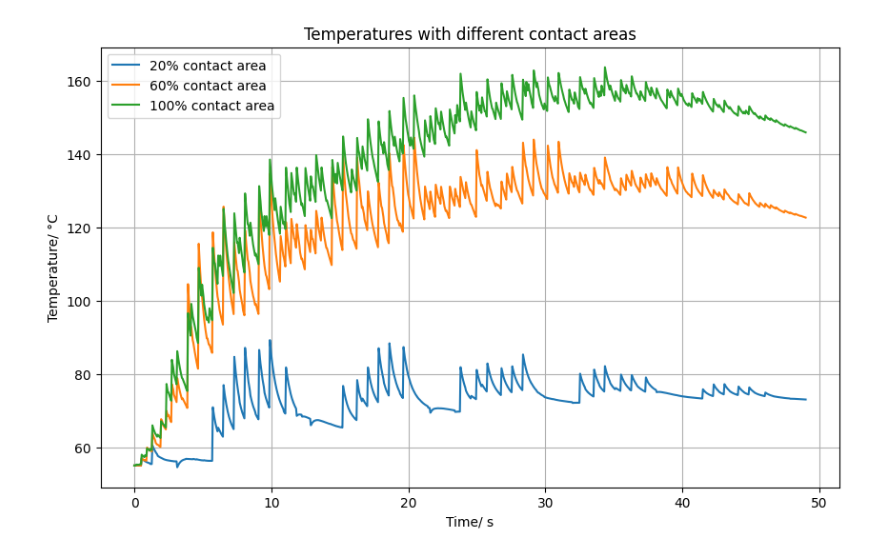
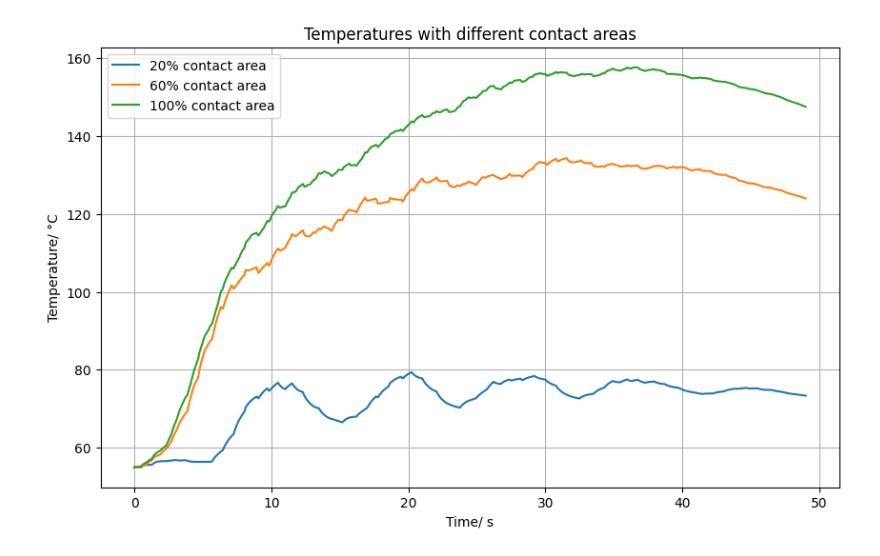
Before and after one commit to yanjun96/thermal_mechanics_fenicsx, a Jupyter notebook: Projecct/Data/contact_area/contact area compare.ipynb, the cells around one changed output. Saved outputs shown, nothing was run; the diff lists cells and outputs as text; code cells hidden in the pictures.

Commit message:
time step

```diff
--- a/Projecct/Data/contact_area/contact area compare.ipynb
+++ b/Projecct/Data/contact_area/contact area compare.ipynb
@@ -4,6 +4,7 @@ import shutil
 import pandas as pd
 import re
 import matplotlib.pyplot as plt
+import numpy as np
 
 # Source and destination directories
 source_dir = '/home/yanjun/Documents/FEM_results/contact_area'
@@ -31,32 +32,36 @@ def extract_contact_area(file_name):
 
 
 csv_files.sort(key=lambda x: extract_contact_area(os.path.basename(x)))
 
 
 plt.figure(figsize=(10, 6))
 for csv_file in csv_files:
     # Extract label from file name
     label = os.path.basename(csv_file).split("c-")[1].split("-")[0]  # Extract the part after "c-"
     if label == '1':
         label = '100% contact area'
     else:
         label = f"{int(float(label) * 100)}% contact area"  # Convert "0.2" to "20% contact area"
 
     # Read CSV file
     df = pd.read_csv(csv_file)
 
     # Extract data
     time_data = df.iloc[:, 1]  # Assuming time is in the second column (index 1)
     temperature_data = df.iloc[:, 2]  # Assuming temperature is in the third column (index 2)
 
+    rolling_mean = temperature_data.rolling(window=50, min_periods=0).mean()
+
     # Plot data
-    plt.plot(time_data, temperature_data, label=label)
+    plt.plot(time_data, rolling_mean, label=label)
+
+
 
 plt.xlabel('Time/ s')
 plt.ylabel('Temperature/ °C')
 plt.title('Temperatures with different contact areas')
 plt.legend()
 plt.grid(True)
 plt.show()
 # %% [output]
-[figure, old version]
+[figure, new version]
```
Also changed, not shown: 2 other files.
